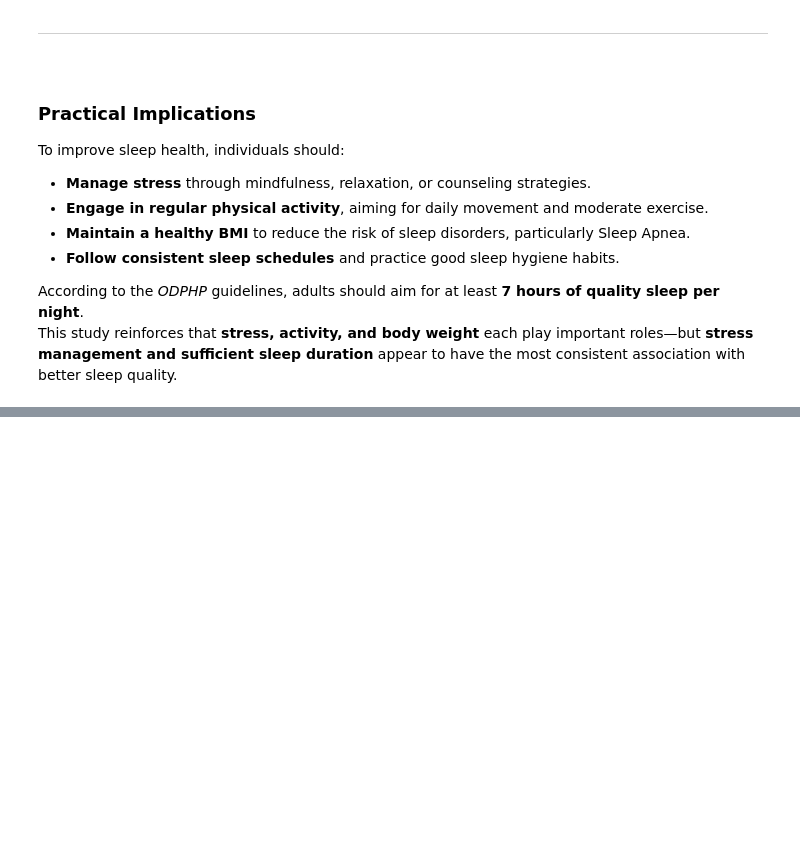
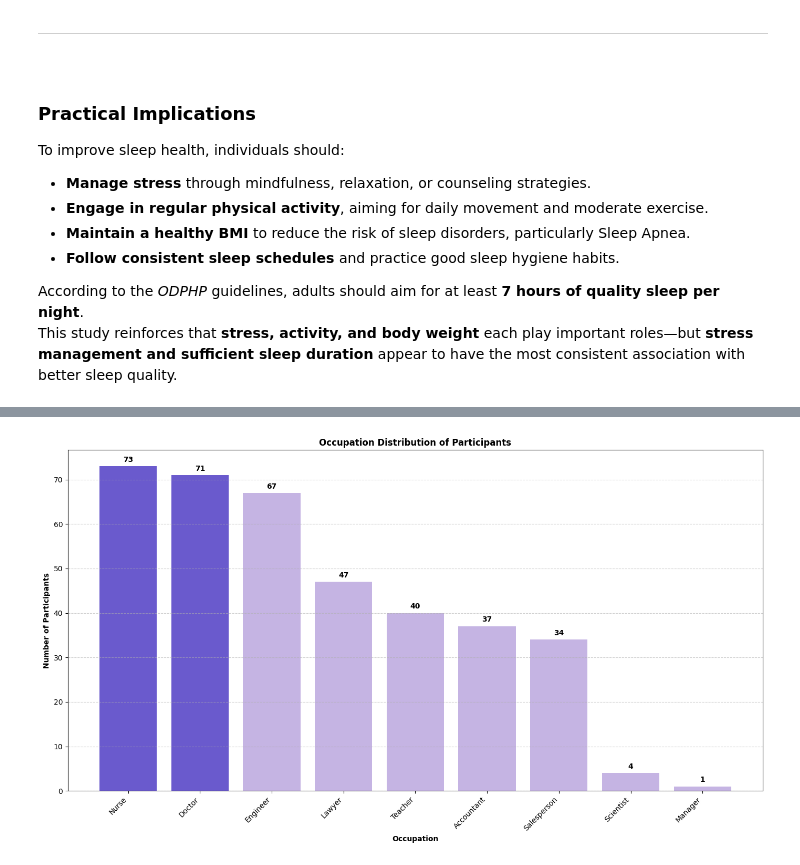
Before and after one commit to HunterTzou/DATA_110_FALL_2025, a Jupyter notebook: Tzou_Hunter_Sleep_Study.ipynb, the cells around one changed output, grey strips where cells are left out. Cells and saved outputs as stored; diff of their text form; code cells hidden in the pictures; blank space fills up the shorter version.

```diff
--- a/Tzou_Hunter_Sleep_Study.ipynb
+++ b/Tzou_Hunter_Sleep_Study.ipynb
@@ -919,0 +950,32 @@ This study reinforces that **stress, activity, and body weight** each play impor
+# %%
+# Count participants by occupation
+occupation_counts = df['Occupation'].value_counts().sort_values(ascending=False)
+
+# Identify the top 2 occupations
+top_two = occupation_counts.index[:2]
+
+# Define colors: bold for top two, soft for others
+bar_colors = [
+    '#6A5ACD' if occ in top_two else '#C5B4E3'  # bold violet-blue for top 2
+    for occ in occupation_counts.index
+]
+
+# Create the bar chart
+plt.figure(figsize=(14,8))
+bars = plt.bar(occupation_counts.index, occupation_counts.values, color=bar_colors)
+
+# Add value labels on top of each bar
+for bar in bars:
+    plt.text(bar.get_x() + bar.get_width()/2, bar.get_height() + 1,
+             f"{int(bar.get_height())}", ha='center', fontsize=10, fontweight='bold')
+
+# Chart styling
+plt.title("Occupation Distribution of Participants", fontweight='bold')
+plt.xlabel("Occupation", fontweight='bold')
+plt.ylabel("Number of Participants", fontweight='bold')
+plt.xticks(rotation=45, ha='right')
+plt.grid(axis='y', linestyle='--', alpha=0.6)
+plt.tight_layout()
+plt.show()
+# %% [output]
+[figure, added]
```
Also changed, not shown: parts of 5 cells of this notebook.
